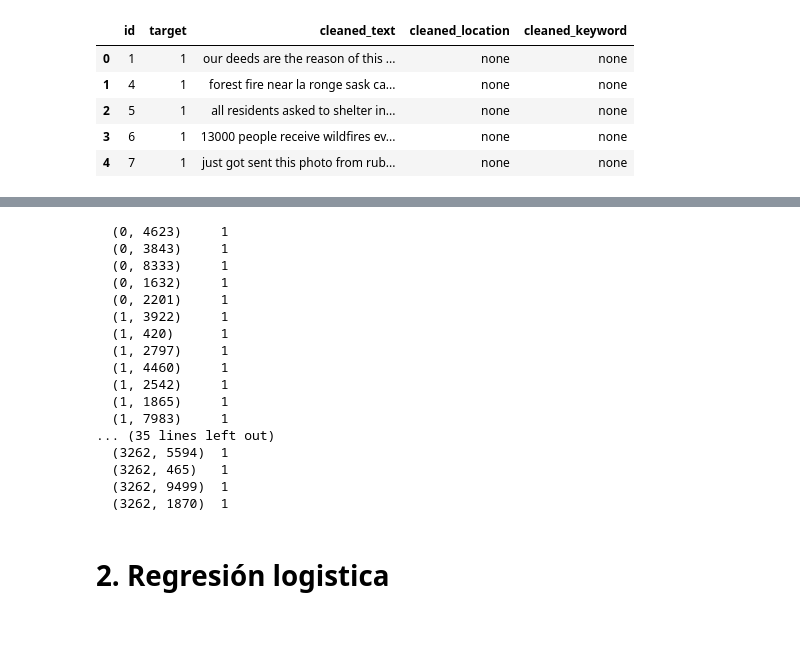
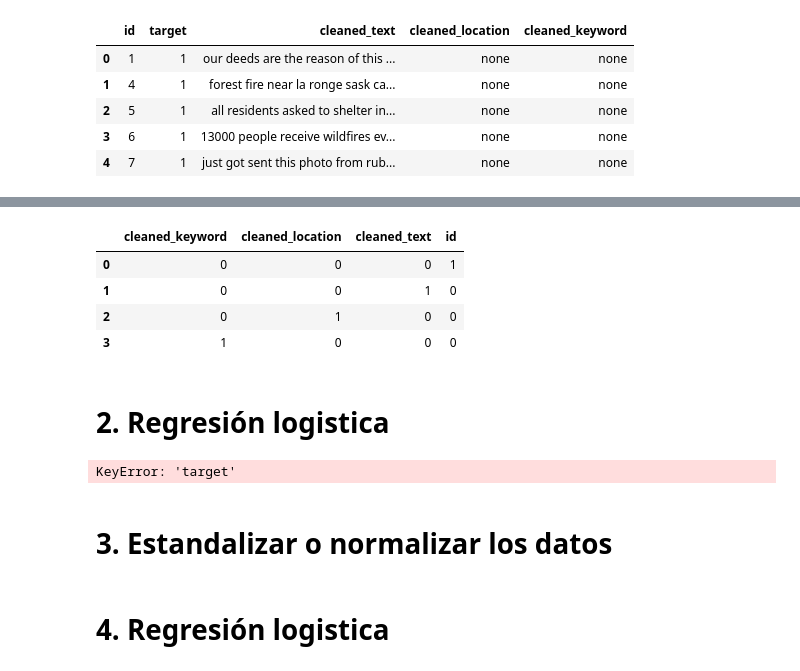
Before and after one commit to FrankRomeroT/H-bito, a Jupyter notebook: Dia 16/desastres_tweet.ipynb, the cells around one changed output, grey strips where cells are left out. Drawn from its saved outputs; the diff is of its cells as text; code cells hidden in the pictures; blank space fills up the shorter version.

```diff
--- a/Dia 16/desastres_tweet.ipynb
+++ b/Dia 16/desastres_tweet.ipynb
@@ -488,29 +452,25 @@ print(x1)
-# %%
-# Crear una instancia de CountVectorizer
-vectorizer = CountVectorizer()
-# Unir los textos limpios de ambos datasets para el Bag of Words
-all_texts = x2['cleaned_text']
-# Ajustar el vectorizador a los textos y transformarlos en una matriz de características
-x2 = vectorizer.fit_transform(all_texts)
-
-print(x2)
-# %% [output]
-  (0, 4623)     1
-  (0, 3843)     1
-  (0, 8333)     1
-  (0, 1632)     1
-  (0, 2201)     1
-  (1, 3922)     1
-  (1, 420)      1
-  (1, 2797)     1
-  (1, 4460)     1
-  (1, 2542)     1
-  (1, 1865)     1
-  (1, 7983)     1
-... (35 lines left out)
-  (3262, 5594)  1
-  (3262, 465)   1
-  (3262, 9499)  1
-  (3262, 1870)  1
+# %%
+# Crear una instancia de CountVectorizer
+count_vec = CountVectorizer()
+bag_of_words = count_vec.fit_transform(x2)
+bow = pd.DataFrame(bag_of_words.toarray(),columns=count_vec.get_feature_names_out())
+x2 = bow
+x2.head()
+# %% [output]
+|  | cleaned_keyword | cleaned_location | cleaned_text | id |
+| 0 | 0 | 0 | 0 | 1 |
+| 1 | 0 | 0 | 1 | 0 |
+| 2 | 0 | 1 | 0 | 0 |
+| 3 | 1 | 0 | 0 | 0 |
 # %% [markdown]
 # 2. Regresión logistica
+# %%
+from sklearn.model_selection import train_test_split
+X = x1.drop(columns=['target'])
+y = x2['target']
+
+X_train, X_test, y_train, y_test = train_test_split(X, y, test_size=0.2, random_state=42)
+# %% [output]
+KeyError: 'target'
+# %% [markdown]
+# 3. Estandalizar o normalizar los datos
@@ -516,0 +483,2 @@ print(x2)
+# %% [markdown]
+# 4. Regresión logistica
```
Also changed, not shown: parts of 5 cells of this notebook.
